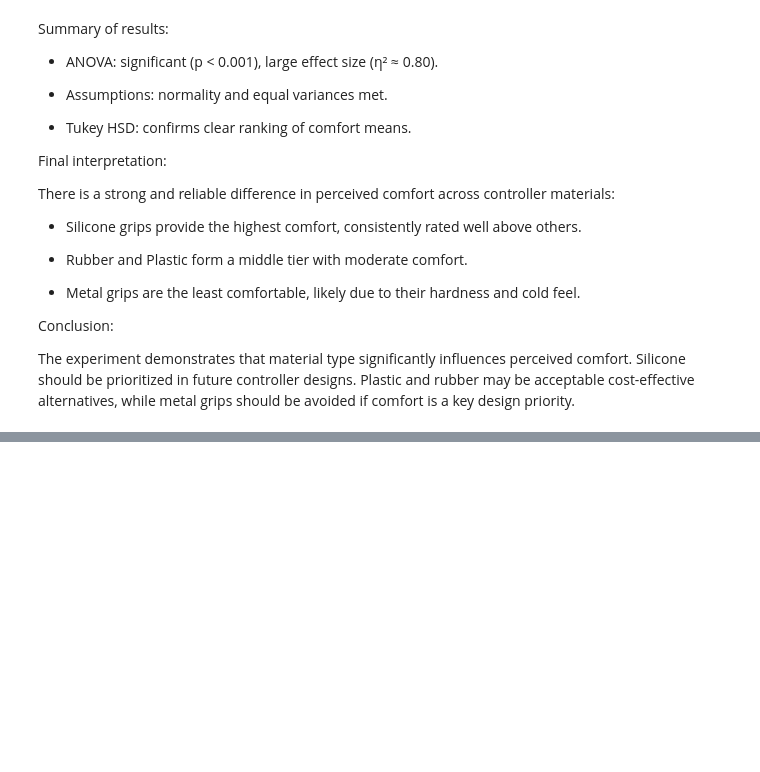
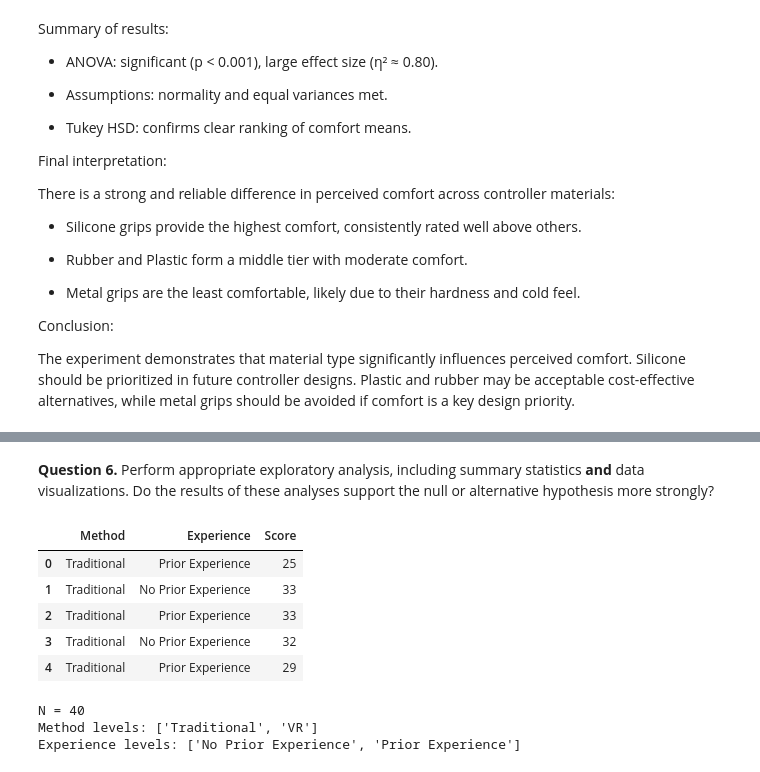
Before and after one commit to LalithAditya0802/STAT-7220-Applied-Experimental-Design, a Jupyter notebook: Assignments/Midterm-Exam/Midterm-Exam.ipynb, the cells around one changed output, grey strips where cells are left out. Saved outputs shown, nothing was run; the diff lists cells and outputs as text; code cells hidden in the pictures; blank space fills up the shorter version.

```diff
--- a/Assignments/Midterm-Exam/Midterm-Exam.ipynb
+++ b/Assignments/Midterm-Exam/Midterm-Exam.ipynb
@@ -340,0 +394,58 @@ Plastic and rubber may be acceptable cost-effective alternatives, while metal gr
+# %% [markdown]
+**Question 6.** Perform appropriate exploratory analysis, including summary statistics **and** data visualizations. Do the results of these analyses support the null or alternative hypothesis more strongly?
+# %%
+
+import os
+import pandas as pd
+import numpy as np
+import matplotlib.pyplot as plt
+from scipy import stats
+import statsmodels.api as sm
+import statsmodels.formula.api as smf
+from statsmodels.stats.anova import anova_lm
+
+DATA_PATH = "/content/Nursing VR Study.xlsx"  # adjust if needed
+
+def load_table(path, sheet_name=0):
+    ext = os.path.splitext(path)[1].lower()
+    if ext in [".xlsx", ".xlsm", ".xltx", ".xltm"]:
+        return pd.read_excel(path, engine="openpyxl", sheet_name=sheet_name)
+    elif ext == ".xls":
+        return pd.read_excel(path, engine="xlrd", sheet_name=sheet_name)
+    elif ext == ".ods":
+        return pd.read_excel(path, engine="odf", sheet_name=sheet_name)
+    else:
+        raise ValueError(f"Unsupported file type: {ext}")
+
+df = load_table(DATA_PATH, sheet_name=0)
+
+# Clean headers and types
+df.columns = [str(c).strip() for c in df.columns]
+# Light auto-rename if headers vary slightly
+rename_map = {}
+for col in df.columns:
+    lc = col.lower()
+    if lc.startswith("method"): rename_map[col] = "Method"
+    elif lc.startswith("exper"): rename_map[col] = "Experience"
+    elif lc.startswith("score"): rename_map[col] = "Score"
+df = df.rename(columns=rename_map)
+
+df["Method"] = df["Method"].astype("category")
+df["Experience"] = df["Experience"].astype("category")
+df["Score"] = pd.to_numeric(df["Score"], errors="coerce")
+df = df.dropna(subset=["Method","Experience","Score"]).reset_index(drop=True)
+
+display(df.head())
+print("N =", len(df))
+print("Method levels:", list(df["Method"].cat.categories))
+print("Experience levels:", list(df["Experience"].cat.categories))
+# %% [output]
+|  | Method | Experience | Score |
+| 0 | Traditional | Prior Experience | 25 |
+| 1 | Traditional | No Prior Experience | 33 |
+| 2 | Traditional | Prior Experience | 33 |
+| 3 | Traditional | No Prior Experience | 32 |
+| 4 | Traditional | Prior Experience | 29 |
+N = 40
+Method levels: ['Traditional', 'VR']
+Experience levels: ['No Prior Experience', 'Prior Experience']
```
Also changed, not shown: parts of 18 cells of this notebook.
